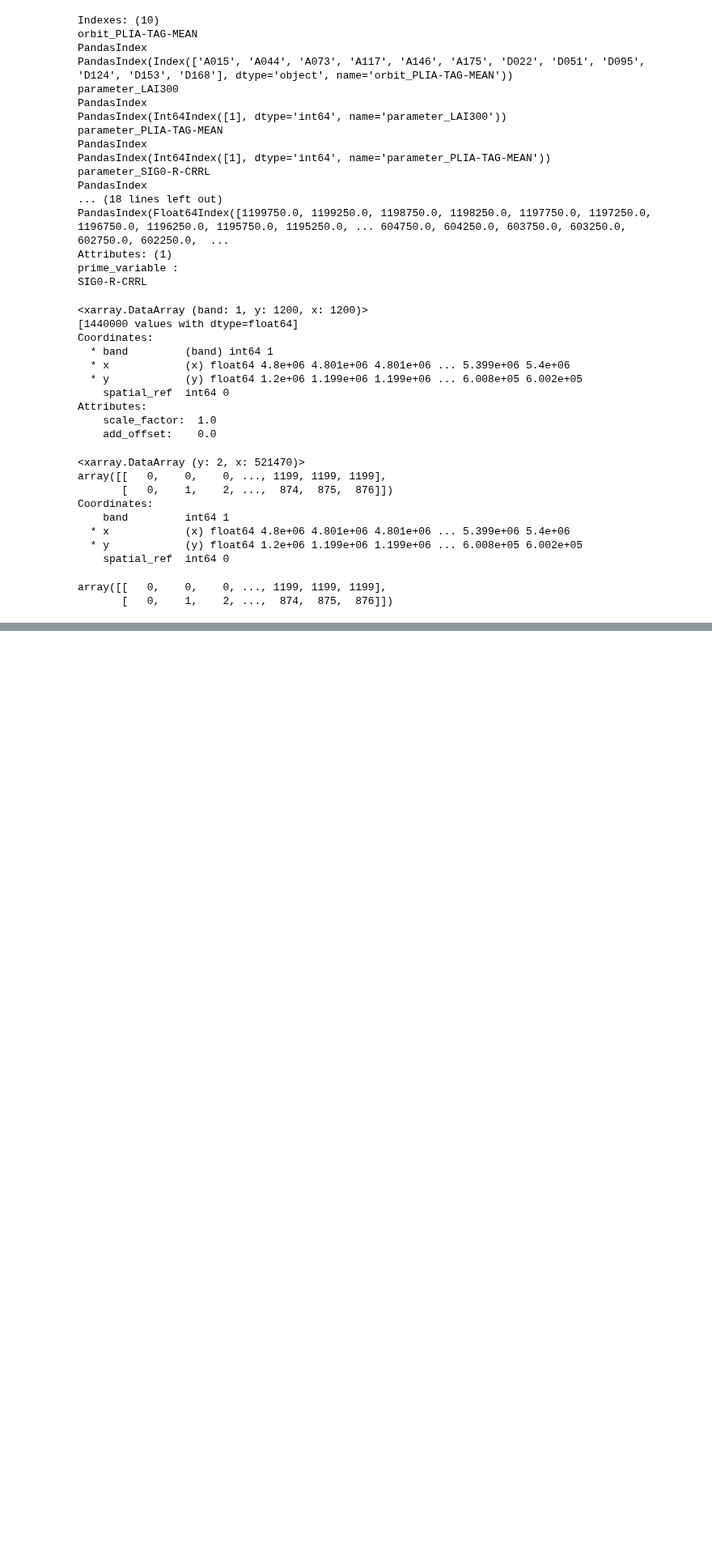
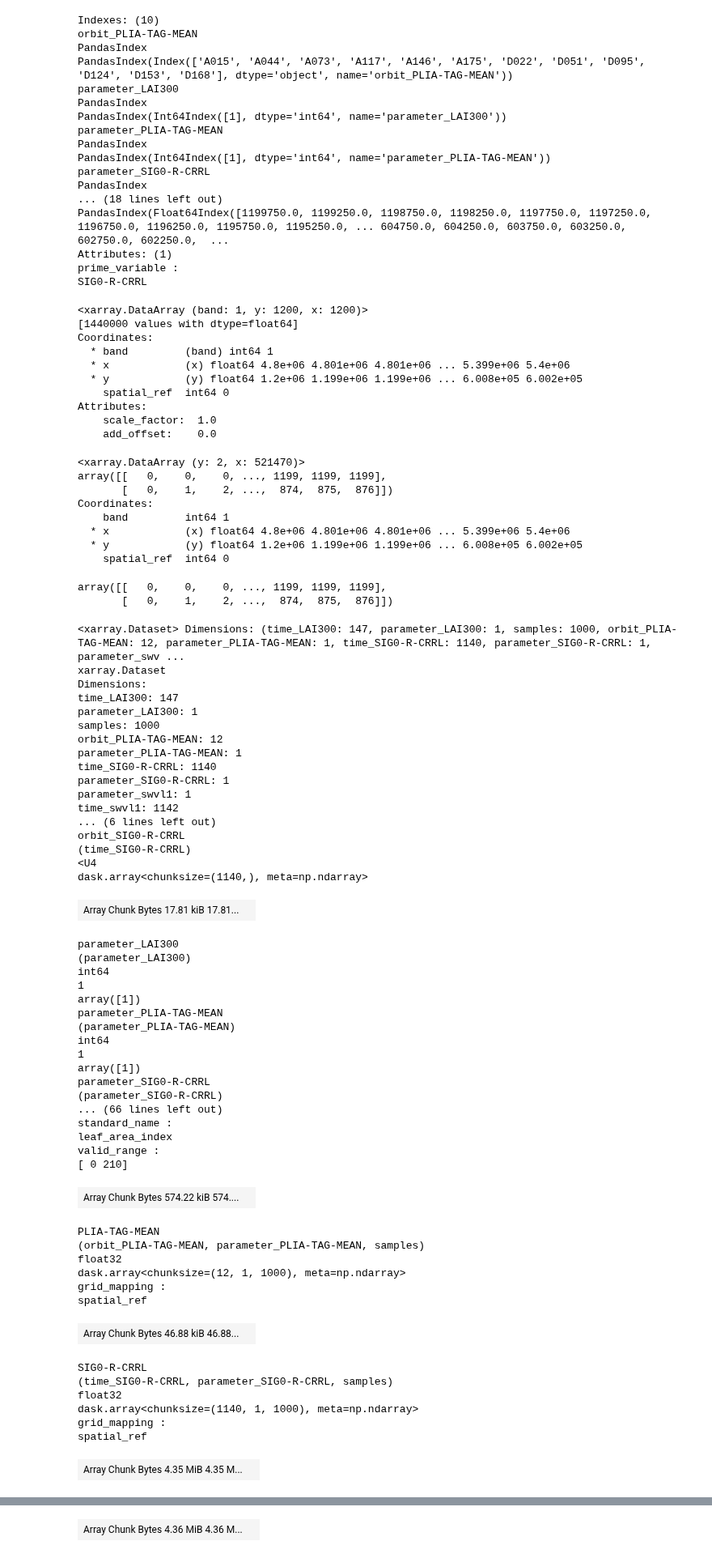
Before and after one commit to c-scale-community/use-case-wetland-water-stress, a Jupyter notebook: notebooks/0_experiment_signature.ipynb, the cells around one changed output, grey strips where cells are left out. Shown at 81% size. Saved outputs shown, nothing was run; the diff lists cells and outputs as text; code cells hidden in the pictures; blank space fills up the shorter version.

```diff
--- a/notebooks/0_experiment_signature.ipynb
+++ b/notebooks/0_experiment_signature.ipynb
@@ -128,3 +132,58 @@ array([[   0,    0,    0, ..., 1199, 1199, 1199],
 selection = np.arange(indices.shape[-1])
 np.random.shuffle(selection)
 indices_sel = indices.values[:, selection[:1000]]
+# %%
+tile_sampled = tile.isel(y=xr.DataArray(indices_sel[0], dims="samples"),
+                         x=xr.DataArray(indices_sel[1], dims="samples"))
+tile_sampled
+# %% [output]
+<xarray.Dataset> Dimensions: (time_LAI300: 147, parameter_LAI300: 1, samples: 1000, orbit_PLIA-TAG-MEAN: 12, parameter_PLIA-TAG-MEAN: 1, time_SIG0-R-CRRL: 1140, parameter_SIG0-R-CRRL: 1, parameter_swv ...
+xarray.Dataset
+Dimensions:
+time_LAI300: 147
+parameter_LAI300: 1
+samples: 1000
+orbit_PLIA-TAG-MEAN: 12
+parameter_PLIA-TAG-MEAN: 1
+time_SIG0-R-CRRL: 1140
+parameter_SIG0-R-CRRL: 1
+parameter_swvl1: 1
+time_swvl1: 1142
+... (6 lines left out)
+orbit_SIG0-R-CRRL
+(time_SIG0-R-CRRL)
+<U4
+dask.array<chunksize=(1140,), meta=np.ndarray>
+| Array Chunk Bytes 17.81 kiB 17.81... |  |
+parameter_LAI300
+(parameter_LAI300)
+int64
+1
+array([1])
+parameter_PLIA-TAG-MEAN
+(parameter_PLIA-TAG-MEAN)
+int64
+1
+array([1])
+parameter_SIG0-R-CRRL
+(parameter_SIG0-R-CRRL)
+... (66 lines left out)
+standard_name :
+leaf_area_index
+valid_range :
+[ 0 210]
+| Array Chunk Bytes 574.22 kiB 574.... |  |
+PLIA-TAG-MEAN
+(orbit_PLIA-TAG-MEAN, parameter_PLIA-TAG-MEAN, samples)
+float32
+dask.array<chunksize=(12, 1, 1000), meta=np.ndarray>
+grid_mapping :
+spatial_ref
+| Array Chunk Bytes 46.88 kiB 46.88... |  |
+SIG0-R-CRRL
+(time_SIG0-R-CRRL, parameter_SIG0-R-CRRL, samples)
+float32
+dask.array<chunksize=(1140, 1, 1000), meta=np.ndarray>
+grid_mapping :
+spatial_ref
+| Array Chunk Bytes 4.35 MiB 4.35 M... |  |
@@ -130,0 +207 @@ indices_sel = indices.values[:, selection[:1000]]
+| Array Chunk Bytes 4.36 MiB 4.36 M... |  |
```
Also changed, not shown: parts of 12 cells of this notebook, 4 other files.
